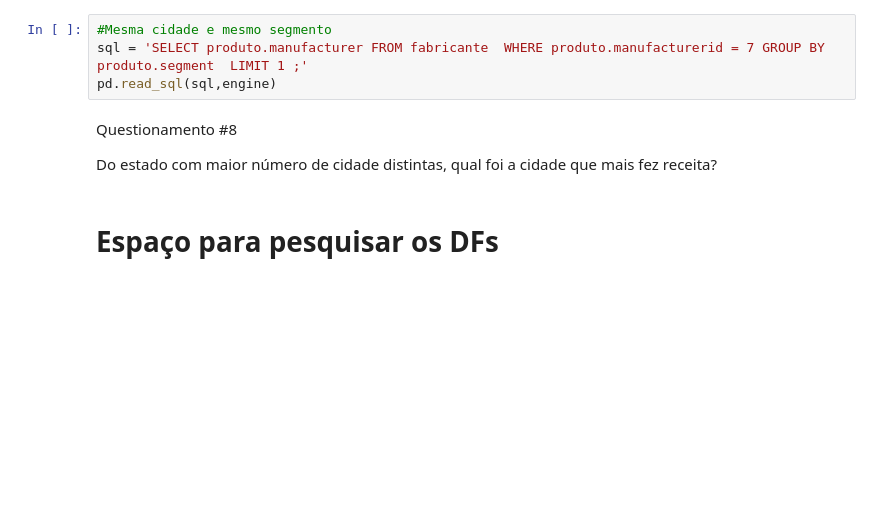
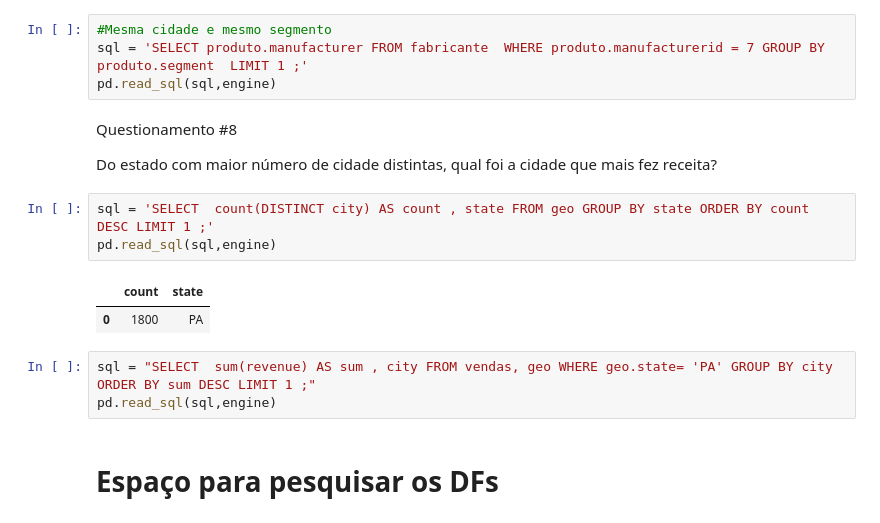
Before and after one commit to BRBRRIB/Projeto_Mod_5, a Jupyter notebook: Estatisticas.ipynb, the cells around one changed output. Drawn from its saved outputs; the diff is of its cells as text; blank space fills up the shorter version.

```diff
--- a/Estatisticas.ipynb
+++ b/Estatisticas.ipynb
@@ -85,6 +85,15 @@ pd.read_sql(sql,engine)
 Questionamento #8
 
 Do estado com maior número de cidade distintas, qual foi a cidade que mais fez receita?
+# %%
+sql = 'SELECT  count(DISTINCT city) AS count , state FROM geo GROUP BY state ORDER BY count DESC LIMIT 1 ;'
+pd.read_sql(sql,engine)
+# %% [output]
+|  | count | state |
+| 0 | 1800 | PA |
+# %%
+sql = "SELECT  sum(revenue) AS sum , city FROM vendas, geo WHERE geo.state= 'PA' GROUP BY city  ORDER BY sum DESC LIMIT 1 ;"
+pd.read_sql(sql,engine)
 # %% [markdown]
 # Espaço para pesquisar os DFs
 # %%
```
Also changed, not shown: parts of 2 cells of this notebook.
